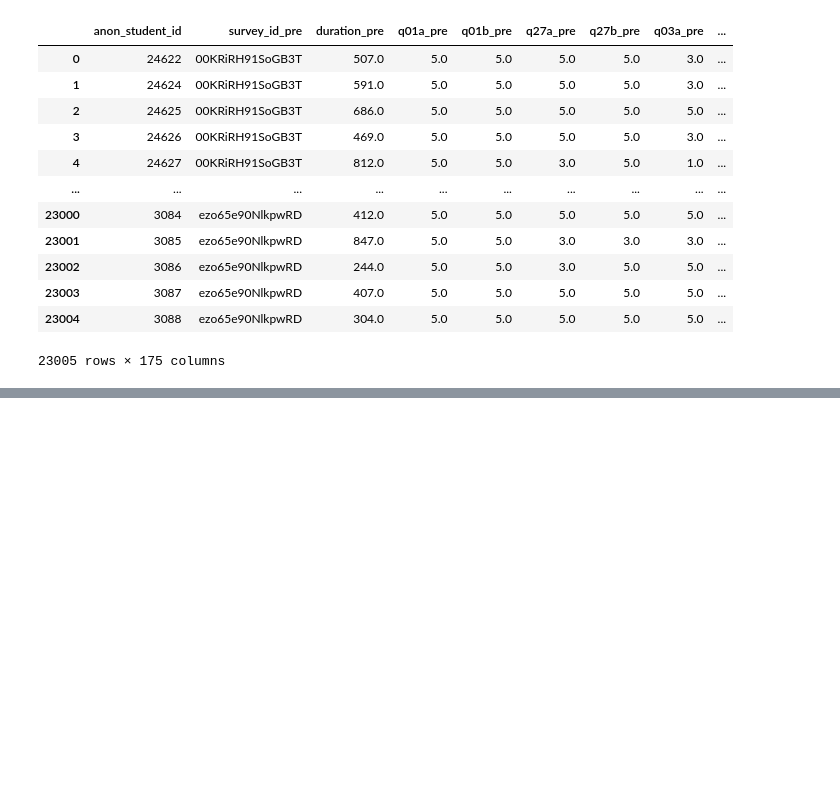
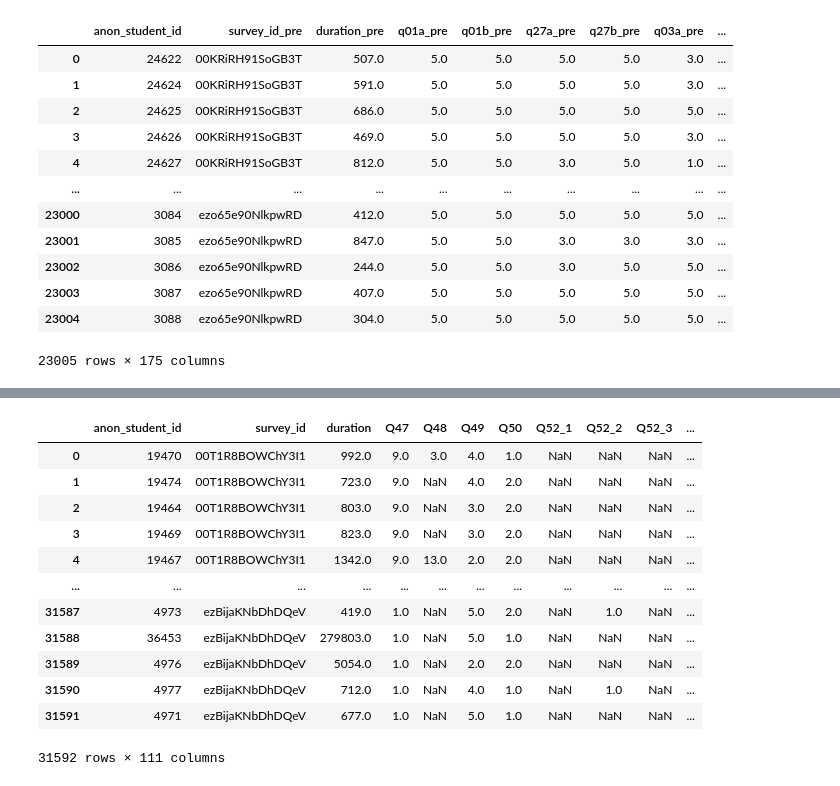
Before and after one commit to Lewandowski-Labs-PER/eclass-public, a Jupyter notebook: summary_table.ipynb, the cells around one changed output, grey strips where cells are left out. Cells and saved outputs as stored; diff of their text form; code cells hidden in the pictures; blank space fills up the shorter version.

```diff
--- a/summary_table.ipynb
+++ b/summary_table.ipynb
@@ -77,0 +111,16 @@ e.pre.merge(e.post, on=['anon_student_id', 'ResponseId'], suffixes=['_pre', '_po
+# %%
+e.post
+# %% [output]
+|  | anon_student_id | survey_id | duration | Q47 | Q48 | Q49 | Q50 | Q52_1 | Q52_2 | Q52_3 | ... |
+| 0 | 19470 | 00T1R8BOWChY3I1 | 992.0 | 9.0 | 3.0 | 4.0 | 1.0 | NaN | NaN | NaN | ... |
+| 1 | 19474 | 00T1R8BOWChY3I1 | 723.0 | 9.0 | NaN | 4.0 | 2.0 | NaN | NaN | NaN | ... |
+| 2 | 19464 | 00T1R8BOWChY3I1 | 803.0 | 9.0 | NaN | 3.0 | 2.0 | NaN | NaN | NaN | ... |
+| 3 | 19469 | 00T1R8BOWChY3I1 | 823.0 | 9.0 | NaN | 3.0 | 2.0 | NaN | NaN | NaN | ... |
+| 4 | 19467 | 00T1R8BOWChY3I1 | 1342.0 | 9.0 | 13.0 | 2.0 | 2.0 | NaN | NaN | NaN | ... |
+| ... | ... | ... | ... | ... | ... | ... | ... | ... | ... | ... | ... |
+| 31587 | 4973 | ezBijaKNbDhDQeV | 419.0 | 1.0 | NaN | 5.0 | 2.0 | NaN | 1.0 | NaN | ... |
+| 31588 | 36453 | ezBijaKNbDhDQeV | 279803.0 | 1.0 | NaN | 5.0 | 1.0 | NaN | NaN | NaN | ... |
+| 31589 | 4976 | ezBijaKNbDhDQeV | 5054.0 | 1.0 | NaN | 2.0 | 2.0 | NaN | NaN | NaN | ... |
+| 31590 | 4977 | ezBijaKNbDhDQeV | 712.0 | 1.0 | NaN | 4.0 | 1.0 | NaN | 1.0 | NaN | ... |
+| 31591 | 4971 | ezBijaKNbDhDQeV | 677.0 | 1.0 | NaN | 5.0 | 1.0 | NaN | NaN | NaN | ... |
+31592 rows × 111 columns
```
Also changed, not shown: parts of 5 cells of this notebook, 1 other file.
